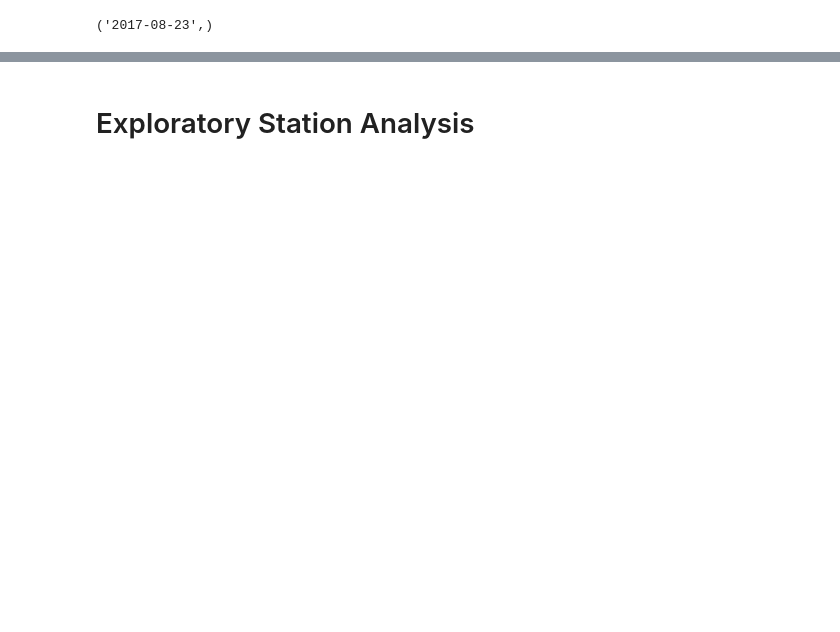
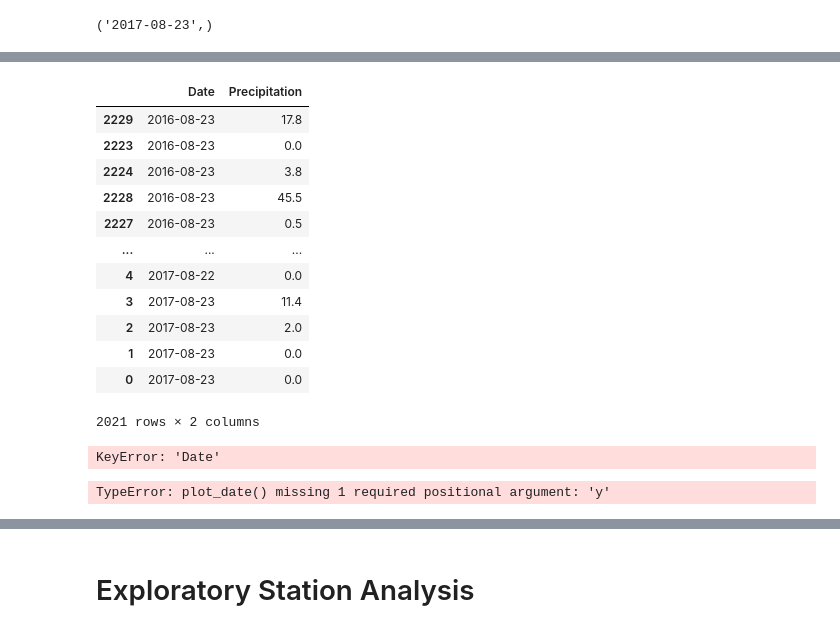
Before and after one commit to BradFisher18/sqlalchemy-challenge, a Jupyter notebook: SurfsUp/climate_starter.ipynb, the cells around one changed output, grey strips where cells are left out. Drawn from its saved outputs; the diff is of its cells as text; code cells hidden in the pictures; blank space fills up the shorter version.

```diff
--- a/SurfsUp/climate_starter.ipynb
+++ b/SurfsUp/climate_starter.ipynb
@@ -40,3 +143,30 @@ engine = create_engine("sqlite:///Resources/hawaii.sqlite")
+# %%
+# Sort the dataframe by date
+df_dates = df.sort_values(by=['Date'])
+df_dates
+# %% [output]
+|  | Date | Precipitation |
+| 2229 | 2016-08-23 | 17.8 |
+| 2223 | 2016-08-23 | 0.0 |
+| 2224 | 2016-08-23 | 3.8 |
+| 2228 | 2016-08-23 | 45.5 |
+| 2227 | 2016-08-23 | 0.5 |
+| ... | ... | ... |
+| 4 | 2017-08-22 | 0.0 |
+| 3 | 2017-08-23 | 11.4 |
+| 2 | 2017-08-23 | 2.0 |
+| 1 | 2017-08-23 | 0.0 |
+| 0 | 2017-08-23 | 0.0 |
+2021 rows × 2 columns
+# %%
+dates = df_dates['Date']
+# %% [output]
+KeyError: 'Date'
+# %%
+# Use Pandas Plotting with Matplotlib to plot the data
+plt.plot_date(df_dates, ydate=False)
+# %% [output]
+TypeError: plot_date() missing 1 required positional argument: 'y'
 # %%
 # Design a query to retrieve the last 12 months of precipitation data and plot the results.
 # Starting from the most recent data point in the database.
```
Also changed, not shown: parts of 22 cells of this notebook, 2 other files.
